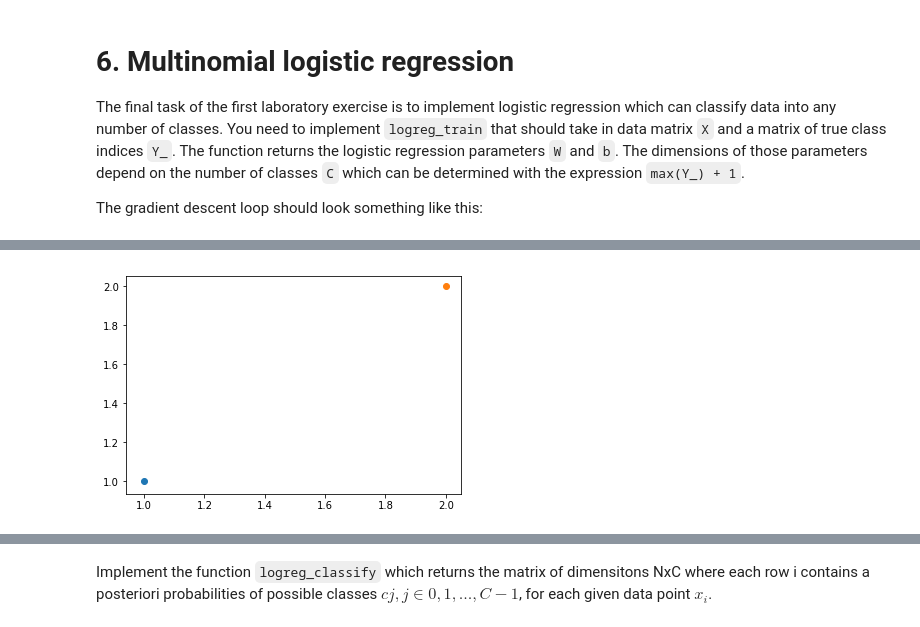
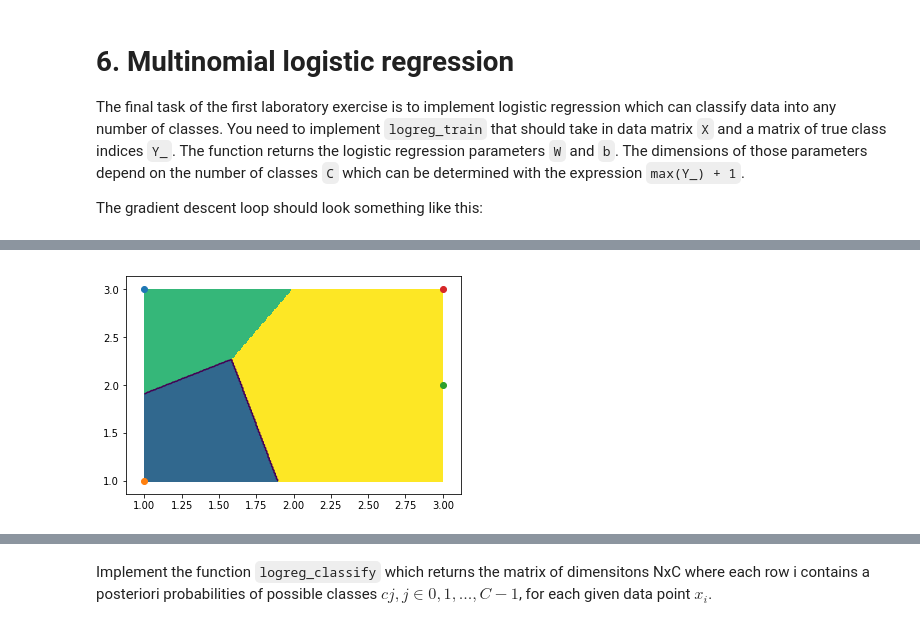
Before and after one commit to lstolcman/deep-learning, a Jupyter notebook: lab0/lab0.ipynb, the cells around one changed output, grey strips where cells are left out. Cells and saved outputs as stored; diff of their text form; code cells hidden in the pictures.

```diff
--- a/lab0/lab0.ipynb
+++ b/lab0/lab0.ipynb
@@ -506,11 +506,8 @@ The final task of the first laboratory exercise is to implement logistic regress
 
 The gradient descent loop should look something like this:
 # %%
-# stable softmax
-def stable_softmax(x):
-    exp_x_shifted = np.exp(x - np.max(x))
-    probs = exp_x_shifted / np.sum(exp_x_shifted)
-    return probs
+def sigmoid(x):
+    return np.exp(x)/(1.0+np.exp(x))
 
 def logreg_train(X,Y_, param_niter=1000, param_delta=0.1):
     '''
@@ -532,50 +529,78 @@ def logreg_train(X,Y_, param_niter=1000, param_delta=0.1):
         expscores = np.exp(scores) # NxC
         sumexp = [np.sum(s) for s in expscores] # Nx1
 
-        probs = np.exp(scores)/(1.0+np.exp(scores)) #stable_softmax(scores)# NxC
-
+        probs = np.array([expscores[i]/v for i,v in enumerate(sumexp)]) # NxC
+        #probs = #np.exp(scores)/(1.0+np.exp(scores)) #stable_softmax(scores)# NxC
         logprobs = np.log(probs) # NxC
 
         # loss
-        loss = sklearn.metrics.log_loss(Y_, probs)# scalar
+        #loss = sklearn.metrics.log_loss(Y_, probs)# scalar
         # trace
-        if i % int(param_niter/10) == 0:
-            print("iteration {}: loss {}".format(i, loss))
-            continue
+        #if i % int(param_niter/1000) == 0:
+        #    print("iteration {}: loss {}".format(i, loss))
 
         # derivative of the loss funciton with respect to classification scores
-        dL_dscores = np.array([(probs - Y_) for probs in probs.transpose()]) # N x C
+        dL_dscores1 = np.array([(probs - Y_) for probs in probs.transpose()]) # N x C
+        dL_dscores = probs   # N x C
+        dL_dscores[range(len(X)),Y_] -= 1
 
         # gradijents with respect to parameters
-        grad_w = 1/(X.shape[1]) * np.dot(dL_dscores, X) # D x C
-        grad_b = 1/(X.shape[1]) * np.sum(dL_dscores, axis=1) # 1 x C
+        # X.shape[0] - number of features
+        grad_w = 1/(X.shape[0]) * np.dot(dL_dscores.transpose(), X) # D x C
+        grad_b = 1/(X.shape[0]) * np.sum(dL_dscores, axis=0) # 1 x C
 
         # modifying the parameters
         w += -param_delta * grad_w
         b += -param_delta * grad_b
     return (w, b)
 
+def logreg_classify(X, w, b):
+    '''
+    Parameters
+    ----------
+    X : 2-D array_like, of shape (N, 2)
+        data
+    w : 2-D array_like, of shape (C, 2)
+        array of weights for each feature
+    b: 1-D array like of length C
+        bias parameter
+
+    Returns
+    -------
+    probs : 2-D array_like, of shape (N, C)
+        probability of classes for each sample in X
+    '''
+
+    scores = np.dot(X, w.transpose()) + b    # N x C
+    expscores = np.exp(scores)    # N x C
+
+    sumexp = expscores.sum(axis=1)    # N x 1
+    return expscores / sumexp.reshape(-1,1)
+
+def logreg_decfun(X, W, b):
+    def classify(X):
+        return logreg_classify(X, W, b).argmax(axis=1)
+    return classify
 
 # instantiate the dataset
-np.random.seed(110)
+np.random.seed(100)
 #X, Y_ = sample_gauss_2d(3, 1)
-print('X', X)
-print('Y_', Y_)
-#X=np.array([[1,3],[1,1],[3,2]]);Y_=np.array([1,0,2])
-X=np.array([[1,1],[2,2]]);Y_=np.array([1,0])
+X=np.array([[1,3],[1,1],[3,2], [3,3]]);Y_=np.array([1,0,2,2])
+#X=np.array([[1,1],[2,2]]);Y_=np.array([1,0])
+
+# train the logistic regression model
+w, b = logreg_train(X, Y_, param_niter=1000)
+
+probs = logreg_classify(X, w, b)
+Y = np.argmax(probs, axis=1)
+
+# graph the decision surface
+decfun = logreg_decfun(X, w, b)
+bbox=(np.min(X, axis=0), np.max(X, axis=0))
+
+graph_surface(decfun, bbox, offset=0.5)
 for p in X:
     plt.scatter(p[0], p[1])
 
-# train the logistic regression model
-w, b = logreg_train(X, Y_, param_niter=1000)
-print('w',w)
-print('b',b)
-
 plt.show()
-
-h=np.dot(X, w[0].transpose())+b[0]
-def sigmoid(z):
-    return 1 / (1 + np.exp(-z))
-print('sigmoid:',sigmoid(h))
-print('Y_',Y_)
 # %% [output]
@@ -598 +607 @@ b [2.28712235 2.21287765]
-[figure, old version]
+[figure, new version]
```
Also changed, not shown: parts of 1 cell of this notebook.
